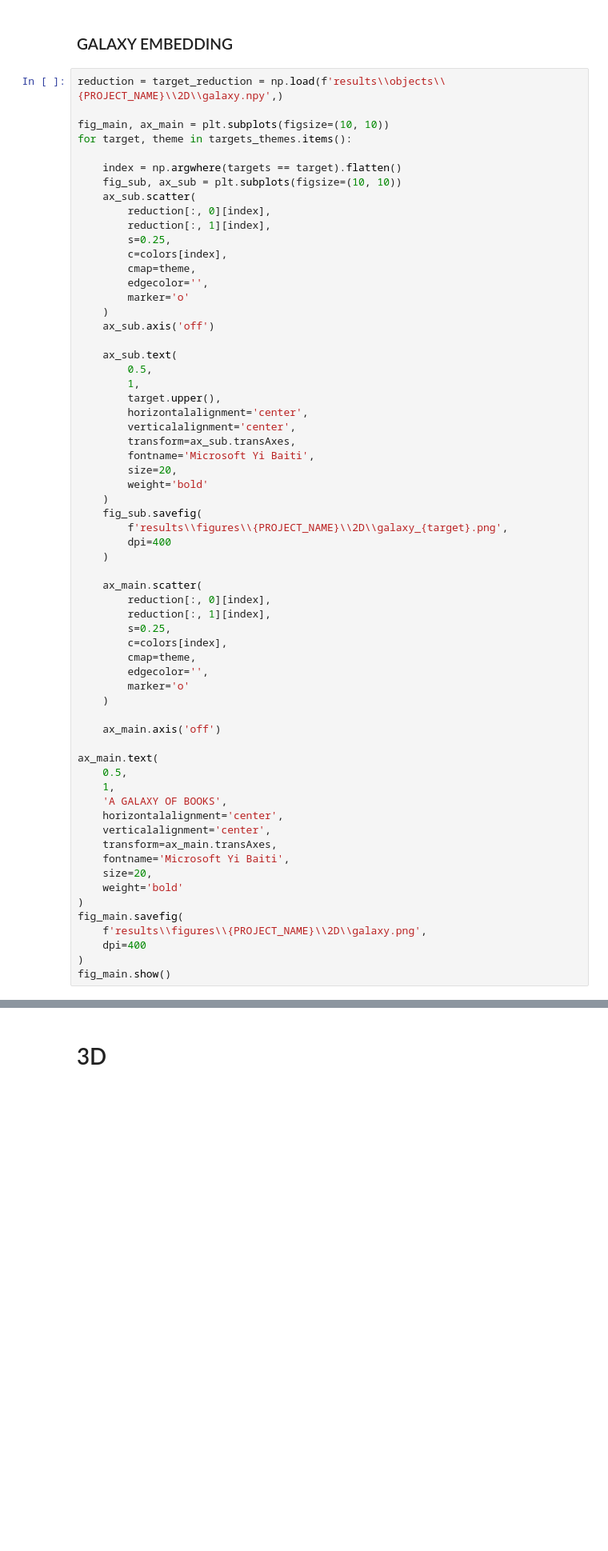
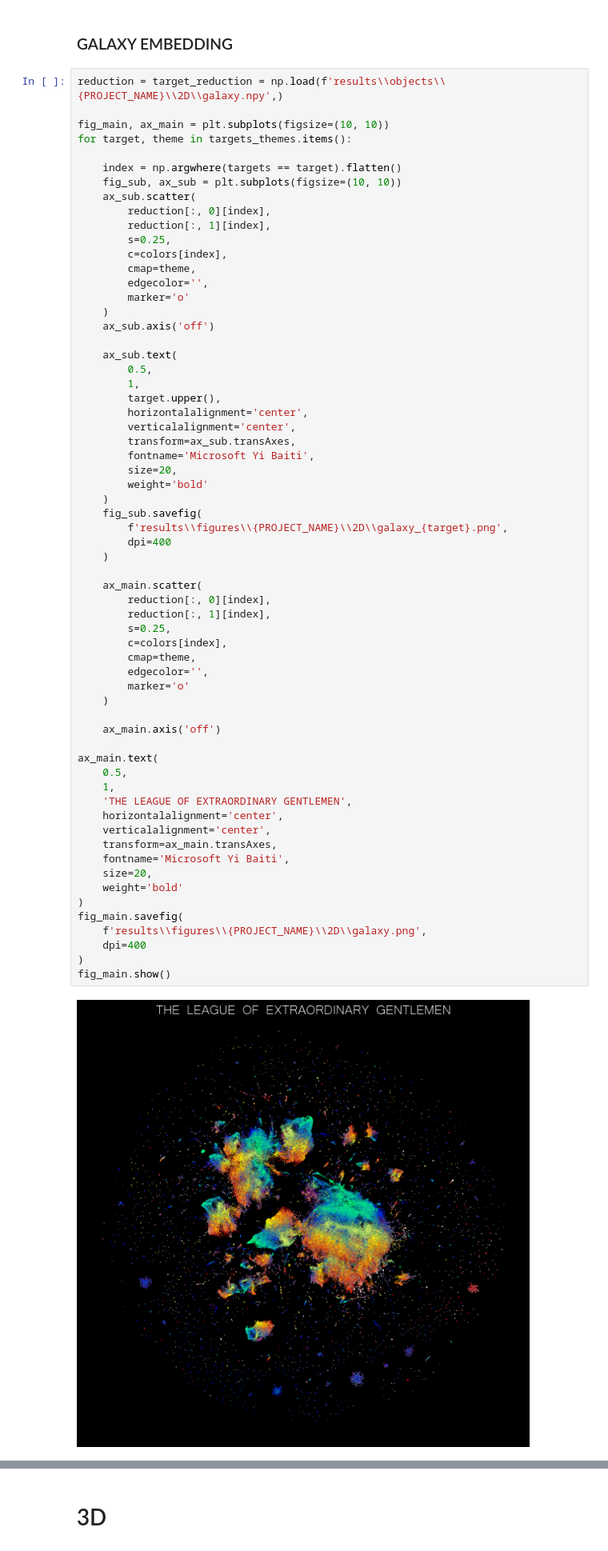
Before and after one commit to vb690/what_do_books_look_like, a Jupyter notebook: generate_visuals.ipynb, the cells around one changed output, grey strips where cells are left out. Shown at 80% size. Drawn from its saved outputs; the diff is of its cells as text; blank space fills up the shorter version.

Commit message:
Changed images

```diff
--- a/generate_visuals.ipynb
+++ b/generate_visuals.ipynb
@@ -138,31 +138,33 @@ for target, theme in targets_themes.items():
         dpi=400
     )
 
     ax_main.scatter(
         reduction[:, 0][index],
         reduction[:, 1][index],
         s=0.25,
         c=colors[index],
         cmap=theme,
         edgecolor='',
         marker='o'
     )
 
     ax_main.axis('off')
 
 ax_main.text(
     0.5,
     1,
-    'A GALAXY OF BOOKS',
+    'THE LEAGUE OF EXTRAORDINARY GENTLEMEN',
     horizontalalignment='center',
     verticalalignment='center',
     transform=ax_main.transAxes,
     fontname='Microsoft Yi Baiti',
     size=20,
     weight='bold'
 )
 fig_main.savefig(
     f'results\\figures\\{PROJECT_NAME}\\2D\\galaxy.png',
     dpi=400
 )
 fig_main.show()
+# %% [output]
+[figure, added]
```
Also changed, not shown: parts of 2 cells of this notebook, 13 other files.
